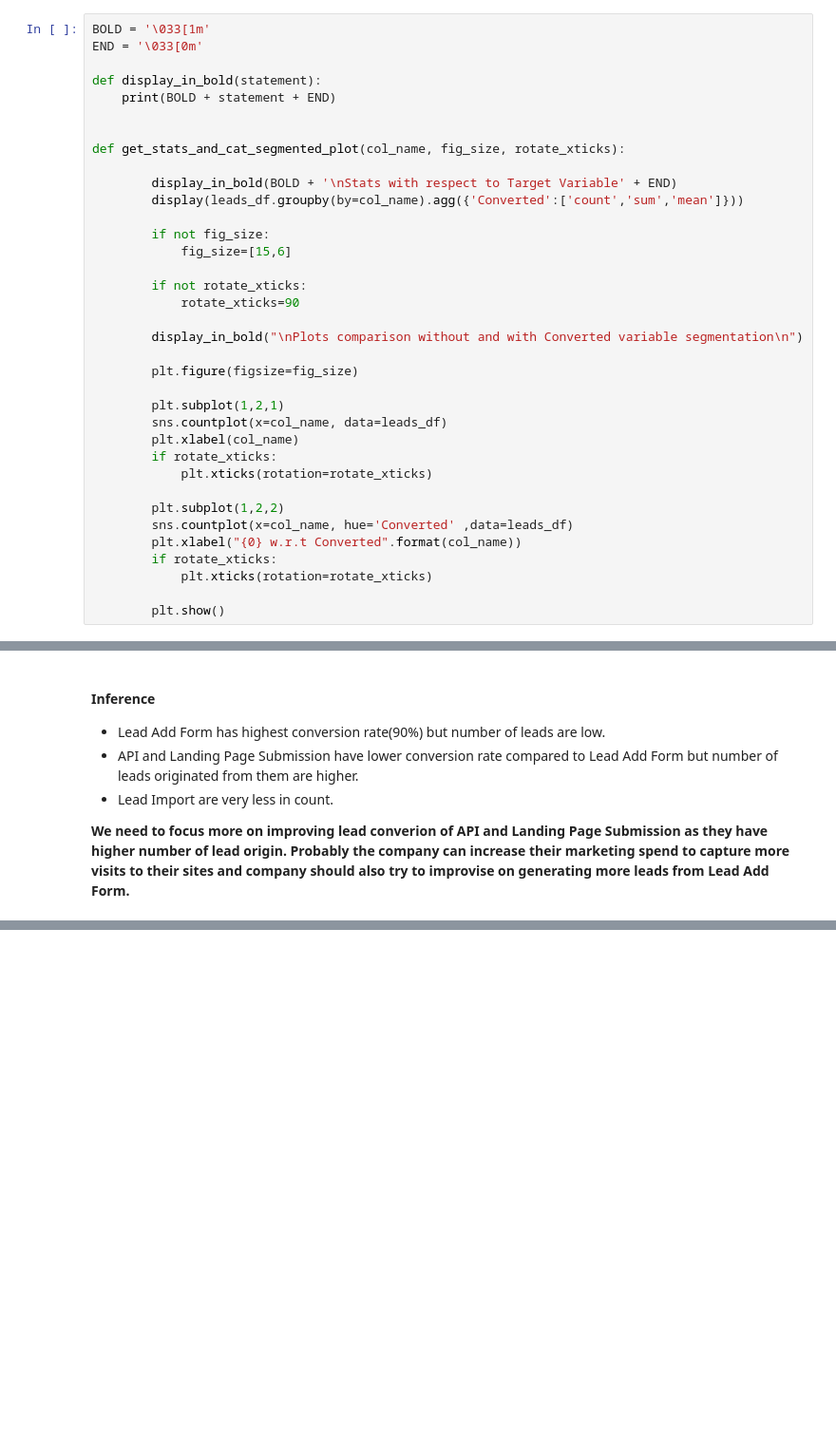
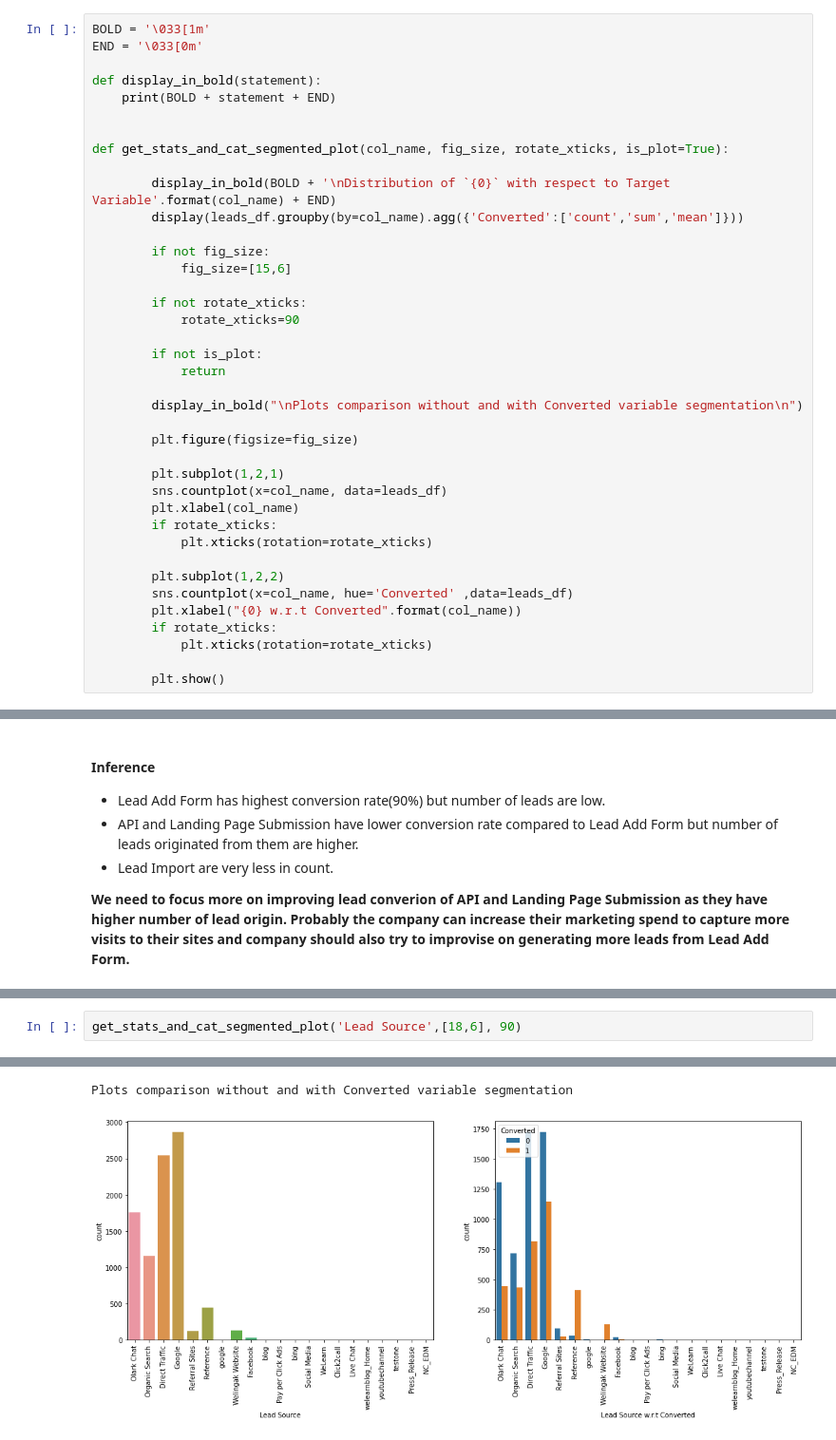
Before and after one commit to vivekvresearch/lead_scoring_VV_TA, a Jupyter notebook: Lead_scoring_case_VV_TA.ipynb, the cells around one changed output, grey strips where cells are left out. Shown at 95% size. Drawn from its saved outputs; the diff is of its cells as text; blank space fills up the shorter version.

```diff
--- a/Lead_scoring_case_VV_TA.ipynb
+++ b/Lead_scoring_case_VV_TA.ipynb
@@ -523,9 +523,9 @@ def display_in_bold(statement):
     print(BOLD + statement + END)
 
 
-def get_stats_and_cat_segmented_plot(col_name, fig_size, rotate_xticks):
+def get_stats_and_cat_segmented_plot(col_name, fig_size, rotate_xticks, is_plot=True):
 
-        display_in_bold(BOLD + '\nStats with respect to Target Variable' + END)
+        display_in_bold(BOLD + '\nDistribution of `{0}` with respect to Target Variable'.format(col_name) + END)
         display(leads_df.groupby(by=col_name).agg({'Converted':['count','sum','mean']}))
 
         if not fig_size:
@@ -533,6 +533,9 @@ def get_stats_and_cat_segmented_plot(col_name, fig_size, rotate_xticks):
 
         if not rotate_xticks:
             rotate_xticks=90
+
+        if not is_plot:
+            return
 
         display_in_bold("\nPlots comparison without and with Converted variable segmentation\n")
 
@@ -575,0 +581,3 @@ Plots comparison without and with Converted variable segmentation
+# %%
+get_stats_and_cat_segmented_plot('Lead Source',[18,6], 90)
+# %% [output]
@@ -575,0 +604,2 @@ Plots comparison without and with Converted variable segmentation
+Plots comparison without and with Converted variable segmentation
+[figure, added]
```
Also changed, not shown: parts of 81 cells of this notebook.
